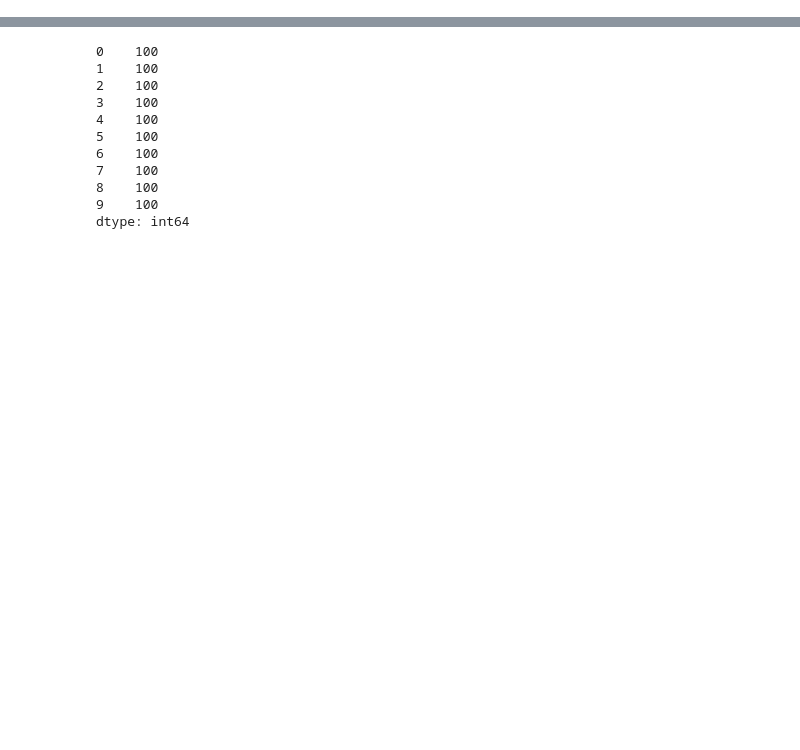
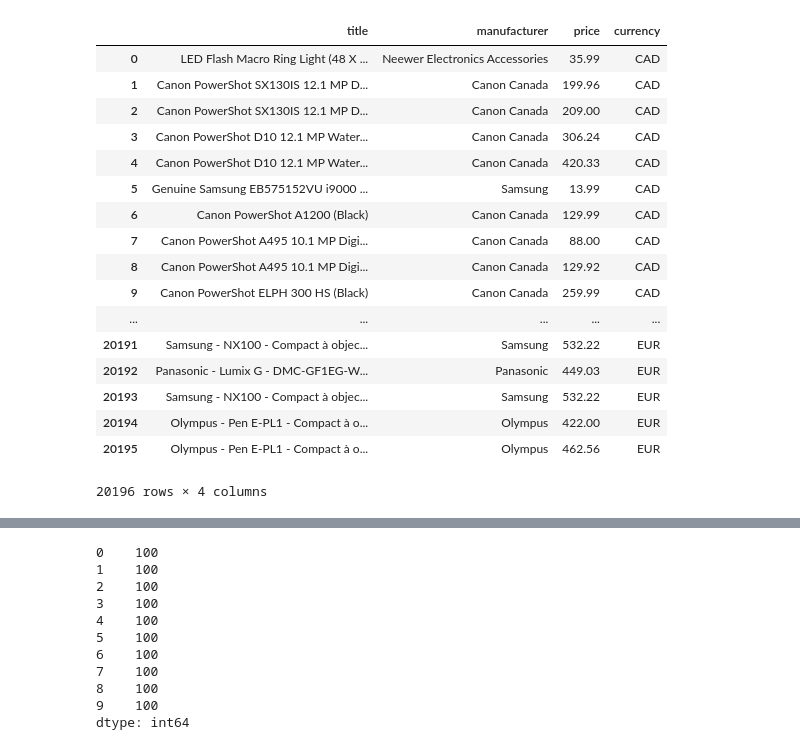
Before and after one commit to awesomejie/Price-Finder, a Jupyter notebook: main_notebook.ipynb, the cells around one changed output, grey strips where cells are left out. Cells and saved outputs as stored; diff of their text form; code cells hidden in the pictures; blank space fills up the shorter version.

```diff
--- a/main_notebook.ipynb
+++ b/main_notebook.ipynb
@@ -9,14 +35,34 @@ import sys
 # %%
+pd.options.display.max_colwidth=150
 products = []
 listings = []
-with open('data/products_sample.txt') as products_file:
+with open('data/products.txt') as products_file:
     for line in products_file:
         products.append(json.loads(line))
-with open('data/listings_sample.txt') as listings_file:
+with open('data/listings.txt') as listings_file:
     for line in listings_file:
         listings.append(json.loads(line))
 #pprint(products)
-df_products = pd.DataFrame(products)
-df_listings = pd.DataFrame(listings)
-#print(df_products)
-#print(df_listings)
+df_products = pd.DataFrame(products, columns=['product_name', 'manufacturer', 'family', 'model'])
+df_listings = pd.DataFrame(listings, columns=['title', 'manufacturer', 'price', 'currency'])
+df_products = df_products.fillna('')
+df_listings
+# %% [output]
+|  | title | manufacturer | price | currency |
+| 0 | LED Flash Macro Ring Light (48 X ... | Neewer Electronics Accessories | 35.99 | CAD |
+| 1 | Canon PowerShot SX130IS 12.1 MP D... | Canon Canada | 199.96 | CAD |
+| 2 | Canon PowerShot SX130IS 12.1 MP D... | Canon Canada | 209.00 | CAD |
+| 3 | Canon PowerShot D10 12.1 MP Water... | Canon Canada | 306.24 | CAD |
+| 4 | Canon PowerShot D10 12.1 MP Water... | Canon Canada | 420.33 | CAD |
+| 5 | Genuine Samsung EB575152VU i9000 ... | Samsung | 13.99 | CAD |
+| 6 | Canon PowerShot A1200 (Black) | Canon Canada | 129.99 | CAD |
+| 7 | Canon PowerShot A495 10.1 MP Digi... | Canon Canada | 88.00 | CAD |
+| 8 | Canon PowerShot A495 10.1 MP Digi... | Canon Canada | 129.92 | CAD |
+| 9 | Canon PowerShot ELPH 300 HS (Black) | Canon Canada | 259.99 | CAD |
+| ... | ... | ... | ... | ... |
+| 20191 | Samsung - NX100 - Compact à objec... | Samsung | 532.22 | EUR |
+| 20192 | Panasonic - Lumix G - DMC-GF1EG-W... | Panasonic | 449.03 | EUR |
+| 20193 | Samsung - NX100 - Compact à objec... | Samsung | 532.22 | EUR |
+| 20194 | Olympus - Pen E-PL1 - Compact à o... | Olympus | 422.00 | EUR |
+| 20195 | Olympus - Pen E-PL1 - Compact à o... | Olympus | 462.56 | EUR |
+20196 rows × 4 columns
```
Also changed, not shown: parts of 11 cells of this notebook, 2 other files.
